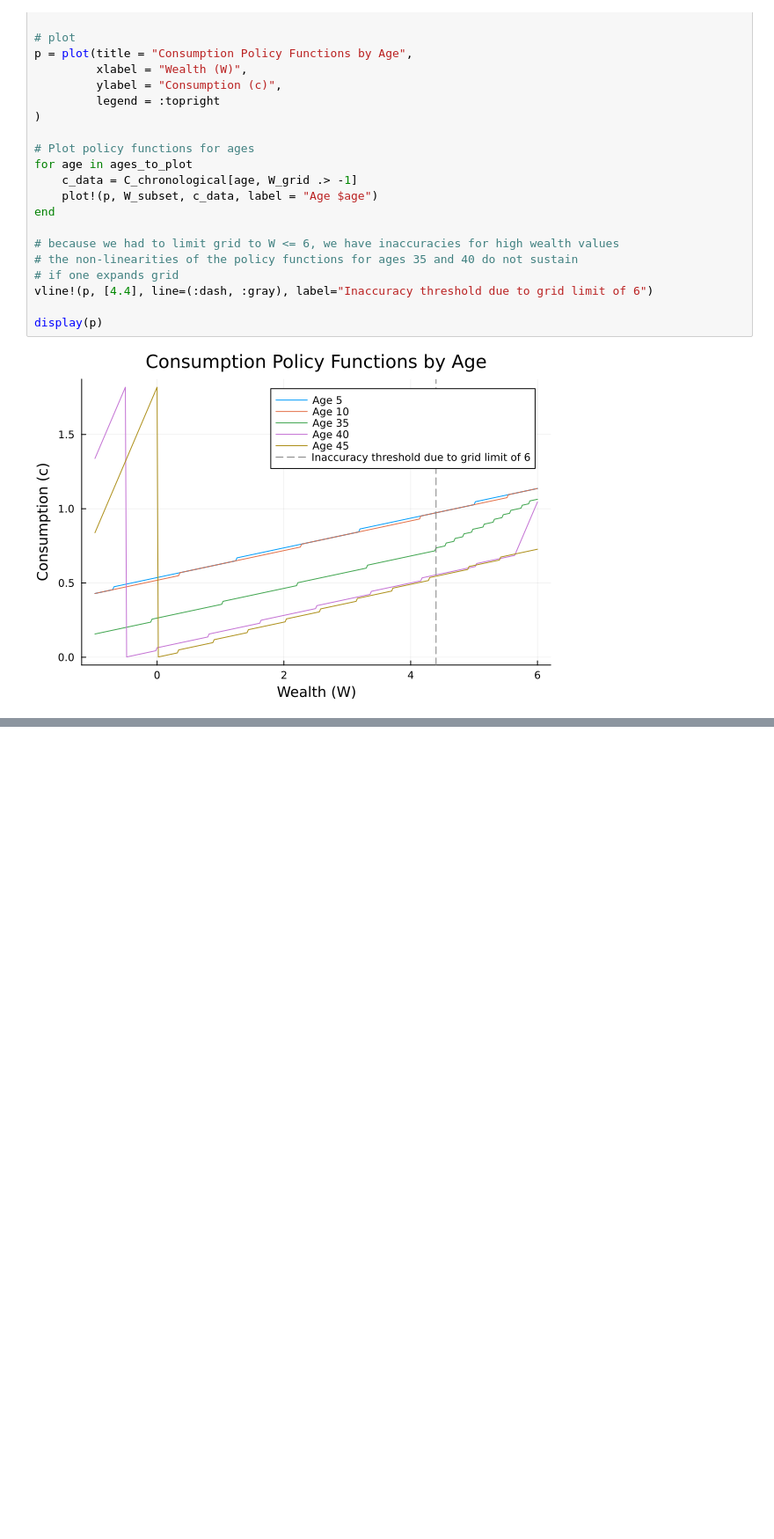
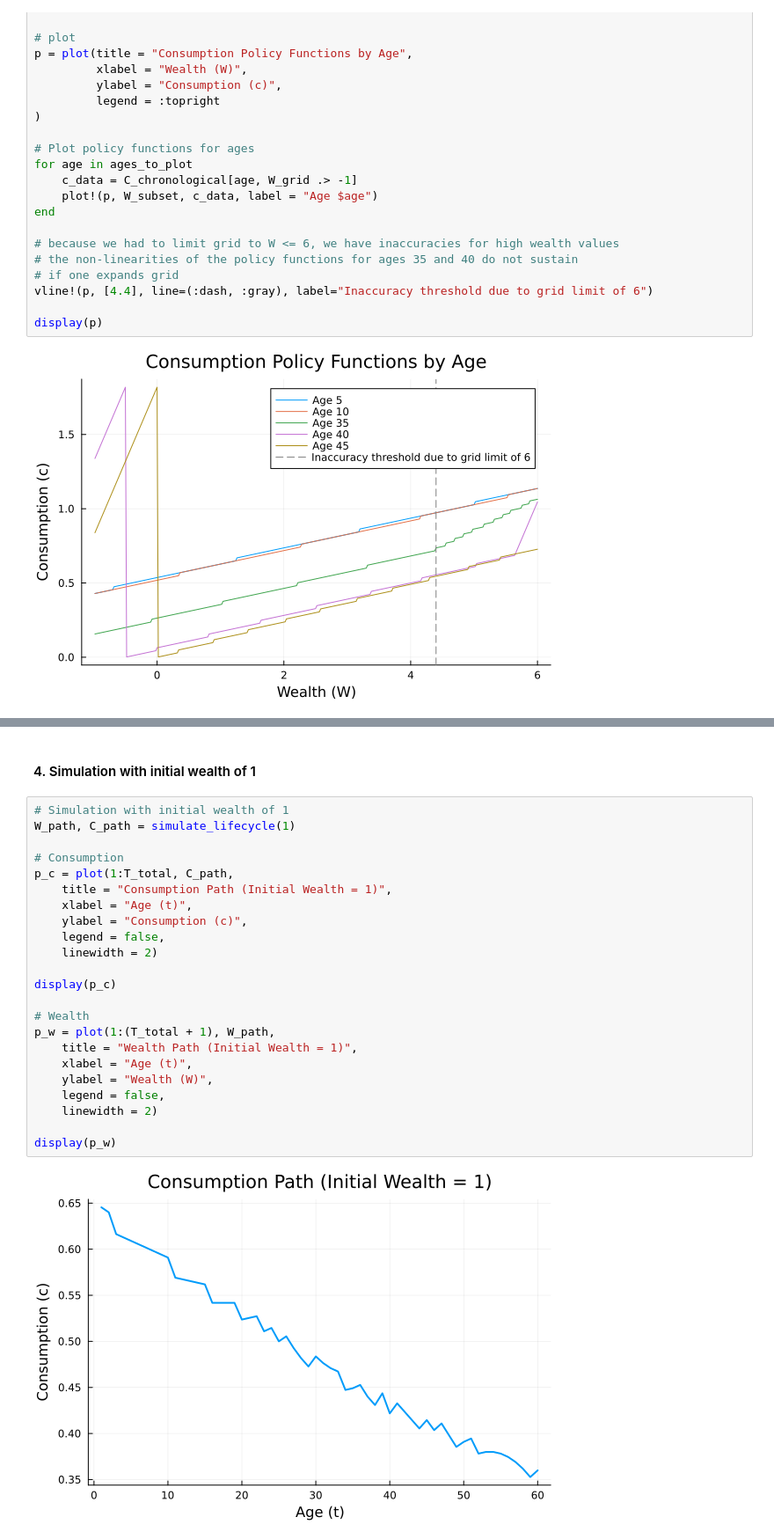
Before and after one commit to fapexxo/E602-assignment, a Jupyter notebook: problem-2.ipynb, the cells around one changed output, grey strips where cells are left out. Shown at 88% size. Saved outputs shown, nothing was run; the diff lists cells and outputs as text; blank space fills up the shorter version.

```diff
--- a/problem-2.ipynb
+++ b/problem-2.ipynb
@@ -153,0 +212,27 @@ display(p)
+# %% [markdown]
+#### 4. Simulation with initial wealth of 1
+# %%
+# Simulation with initial wealth of 1
+W_path, C_path = simulate_lifecycle(1)
+
+# Consumption
+p_c = plot(1:T_total, C_path,
+    title = "Consumption Path (Initial Wealth = 1)",
+    xlabel = "Age (t)",
+    ylabel = "Consumption (c)",
+    legend = false,
+    linewidth = 2)
+
+display(p_c)
+
+# Wealth
+p_w = plot(1:(T_total + 1), W_path,
+    title = "Wealth Path (Initial Wealth = 1)",
+    xlabel = "Age (t)",
+    ylabel = "Wealth (W)",
+    legend = false,
+    linewidth = 2)
+
+display(p_w)
+# %% [output]
+[figure, added]
```
Also changed, not shown: parts of 8 cells of this notebook.
